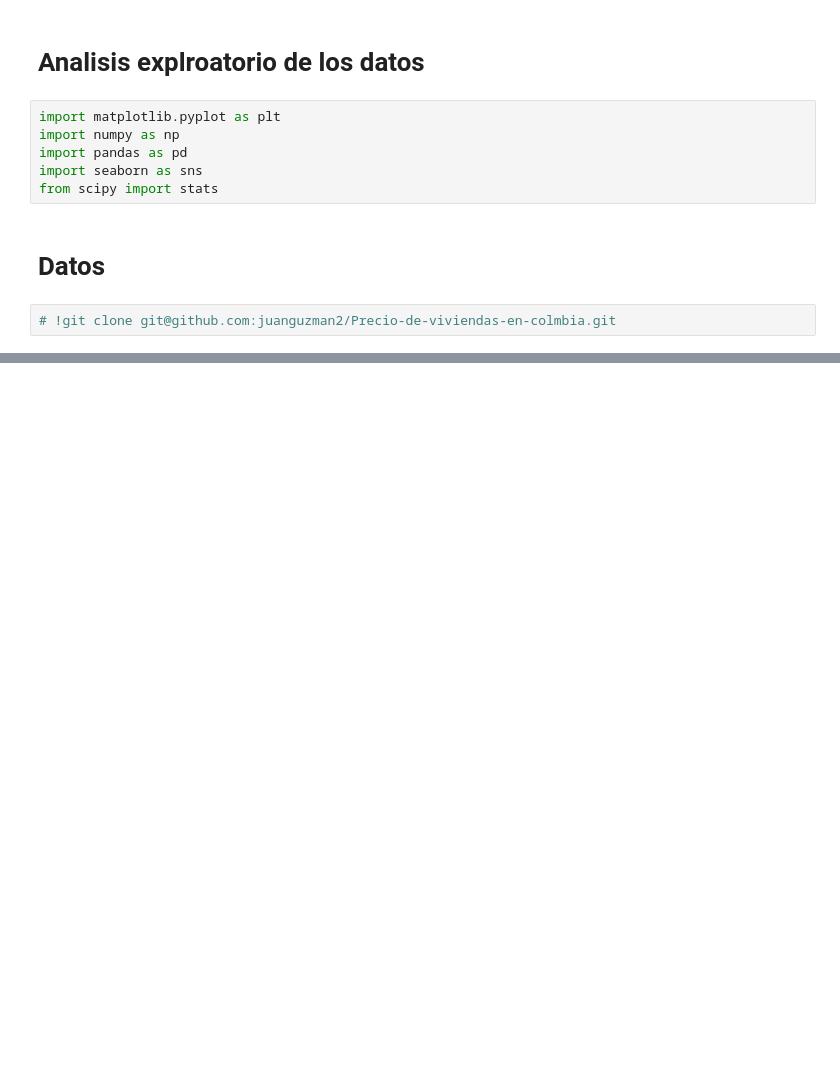
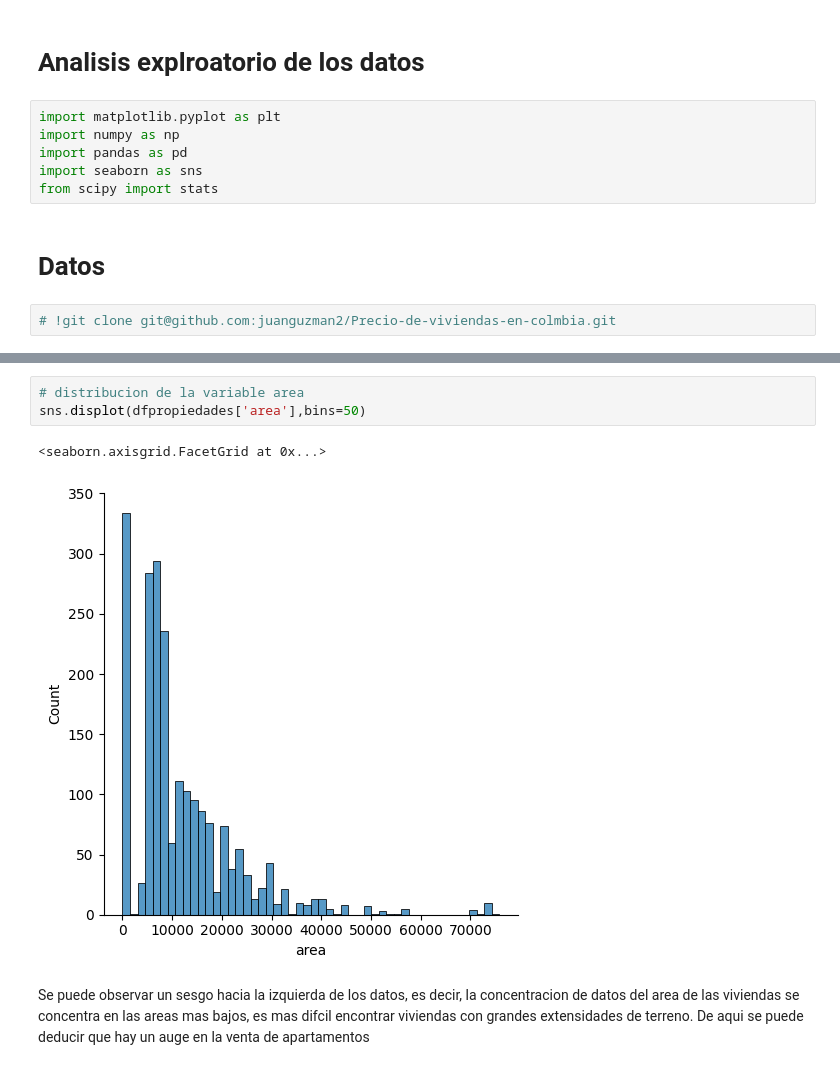
Before and after one commit to juanguzman2/Analisis-del-precio-de-las-viviendas-en-el-oriente-antioqueno, a Jupyter notebook: Script/Analisis exploratorio/1eranalisis.ipynb, the cells around one changed output, grey strips where cells are left out. Saved outputs shown, nothing was run; the diff lists cells and outputs as text; blank space fills up the shorter version.

```diff
--- a/Script/Analisis exploratorio/1eranalisis.ipynb
+++ b/Script/Analisis exploratorio/1eranalisis.ipynb
@@ -23,0 +87,9 @@ dfp.head()
+# %%
+# distribucion de la variable area
+sns.displot(dfpropiedades['area'],bins=50)
+# %% [output]
+<seaborn.axisgrid.FacetGrid at 0x...>
+[figure, added]
+# %% [markdown]
+Se puede observar un sesgo hacia la izquierda de los datos, es decir, la concentracion de datos del area de las viviendas se concentra en las areas mas bajos, es mas difcil encontrar viviendas con grandes extensidades de terreno.
+De aqui se puede deducir que hay un auge en la venta de apartamentos
```
Also changed, not shown: parts of 10 cells of this notebook, 2 other files.
